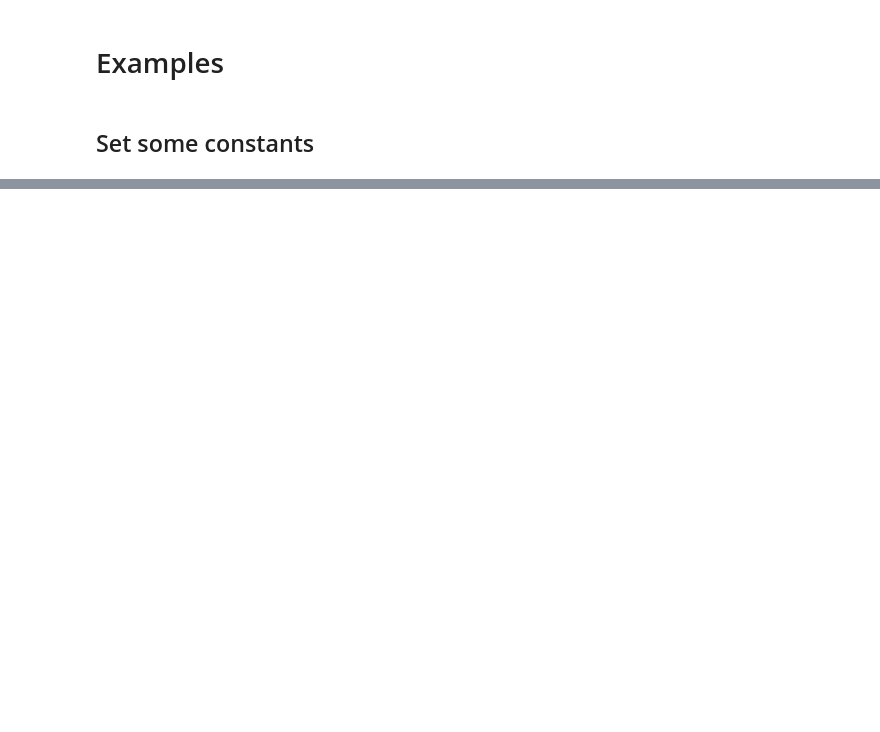
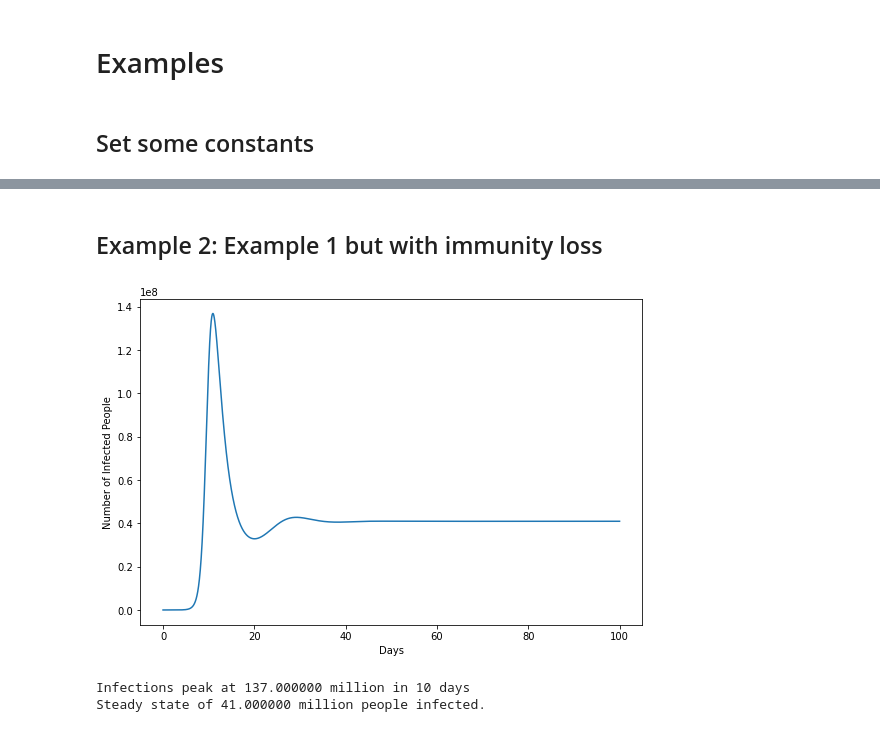
Before and after one commit to valerierose/pyviral, a Jupyter notebook: examples/Examples.ipynb, the cells around one changed output, grey strips where cells are left out. Cells and saved outputs as stored; diff of their text form; code cells hidden in the pictures; blank space fills up the shorter version.

Commit message:
added an example

```diff
--- a/examples/Examples.ipynb
+++ b/examples/Examples.ipynb
@@ -35,0 +40,18 @@ plt.show()
+# %% [markdown]
+## Example 2: Example 1 but with immunity loss
+# %%
+I0 = 100
+t = 100
+dt = 0.001
+T = np.arange(0, t, dt)
+S, I, R = pyviral.run(N - I0, I0, beta = 2 / N, gamma=0.5, alpha=Alpha, mu=Mu, f=0.1, t=t, dt=dt)
+plt.plot(T, I)
+plt.xlabel("Days")
+plt.ylabel("Number of Infected People")
+plt.show()
+print("Infections peak at %i million in %i days" % (np.round(np.max(I) / 1e6), T[np.argmax(I)]))
+print("Steady state of %f million people infected." % np.round(I[-1] / 1e6))
+# %% [output]
+[figure, added]
+Infections peak at 137.000000 million in 10 days
+Steady state of 41.000000 million people infected.
```
Also changed, not shown: parts of 4 cells of this notebook, 1 other file.
